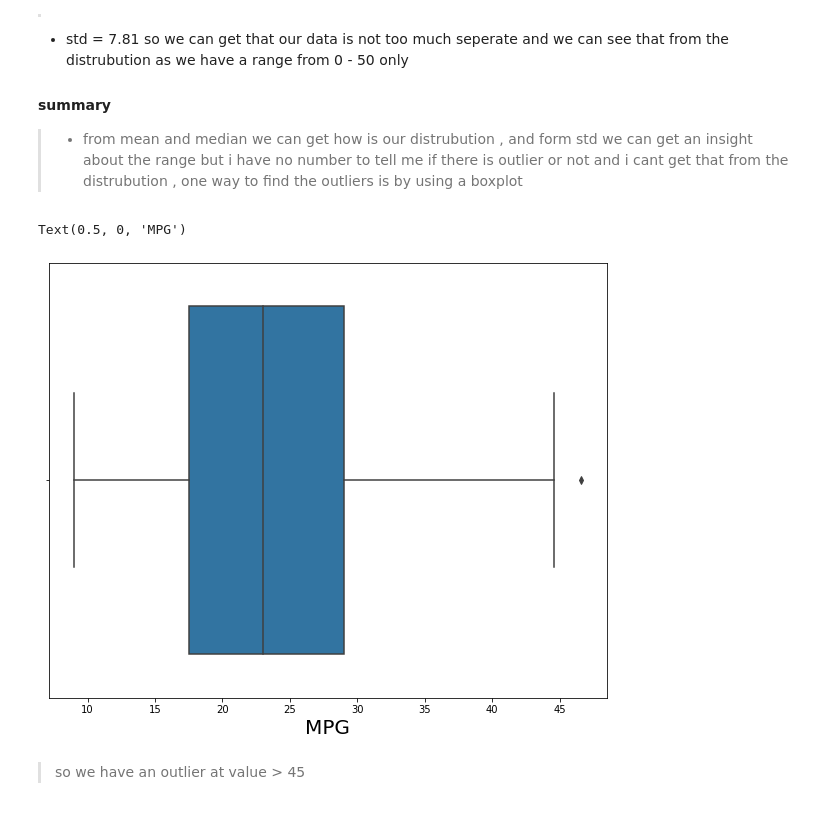
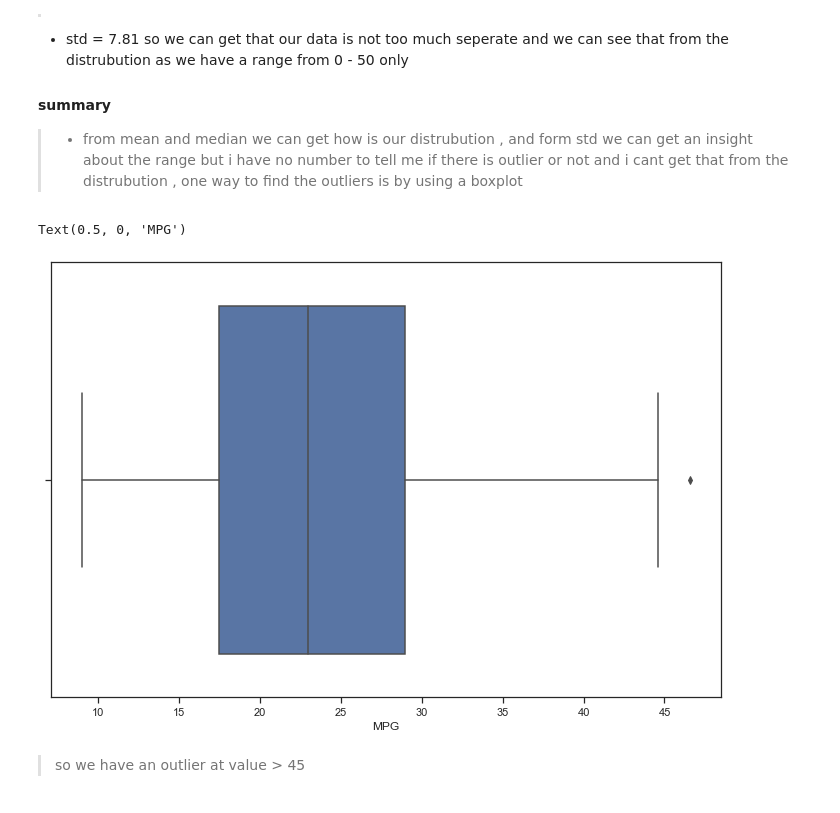
Before and after one commit to HadeerArafa/MPG_CaseStudy, a Jupyter notebook: MPG.ipynb, the cells around one changed output. Drawn from its saved outputs; the diff is of its cells as text; code cells hidden in the pictures.

```diff
--- a/MPG.ipynb
+++ b/MPG.ipynb
@@ -51,3 +50,6 @@ import seaborn as sns
+# %%
+rc_dic={'figure.figsize':(12,8),'font.size':20,'figure.titlesize':'medium','legend.fontsize':'small'}
+sns.set(rc=rc_dic,style='ticks')
 # %% [markdown]
 <a id='wrangling'></a>
 ## Data Wrangling
@@ -128,12 +138,11 @@ Text(0.5, 1.0, 'MPG distrubution')
  #### summary
 > - from mean and median we can get how is our distrubution , and form std we can get an insight about the range but i have no number to tell me if there is outlier or not and i cant get that from the distrubution , one way to find the outliers is by using a boxplot
 # %%
-plt.figure(figsize=(10,8))
 sns.boxplot(df['mpg']);
-plt.xlabel('MPG',fontsize=20)
+plt.xlabel('MPG')
 # %% [output]
 Text(0.5, 0, 'MPG')
-[figure, old version]
+[figure, new version]
 # %% [markdown]
 > so we have an  outlier at value > 45
 # %% [markdown]
```
Also changed, not shown: parts of 65 cells of this notebook.
